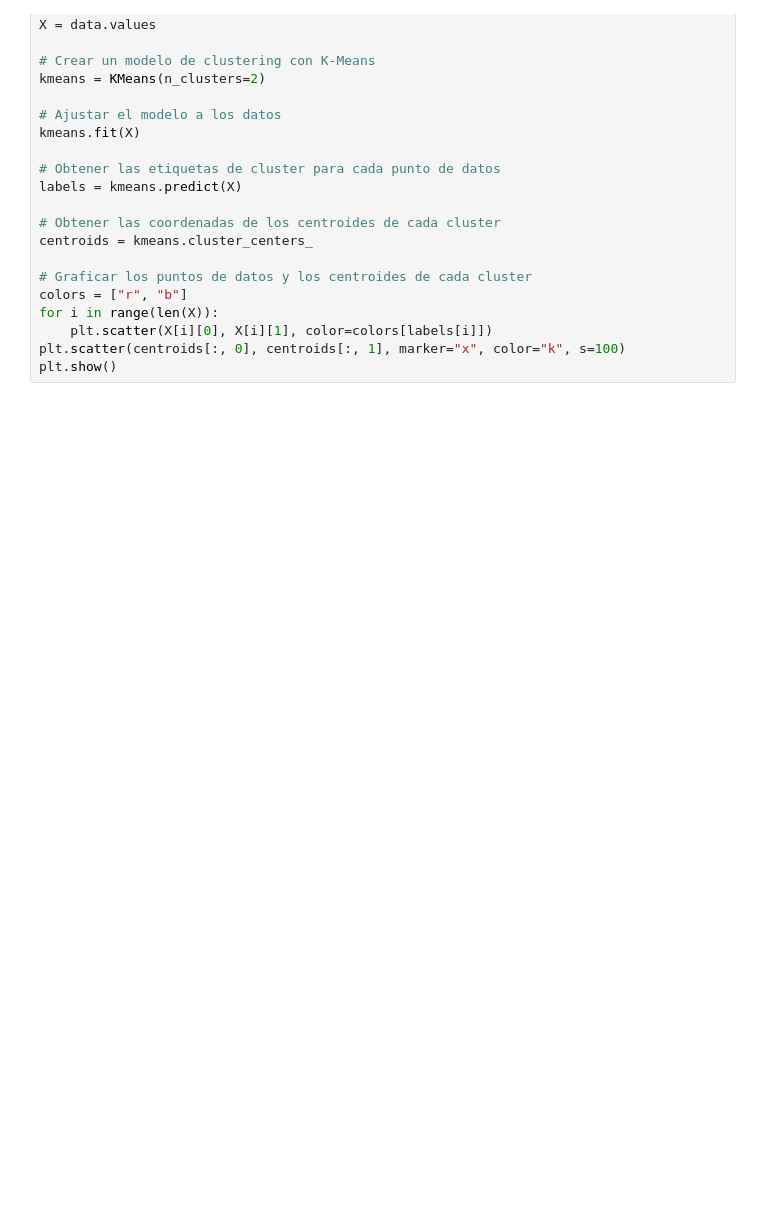
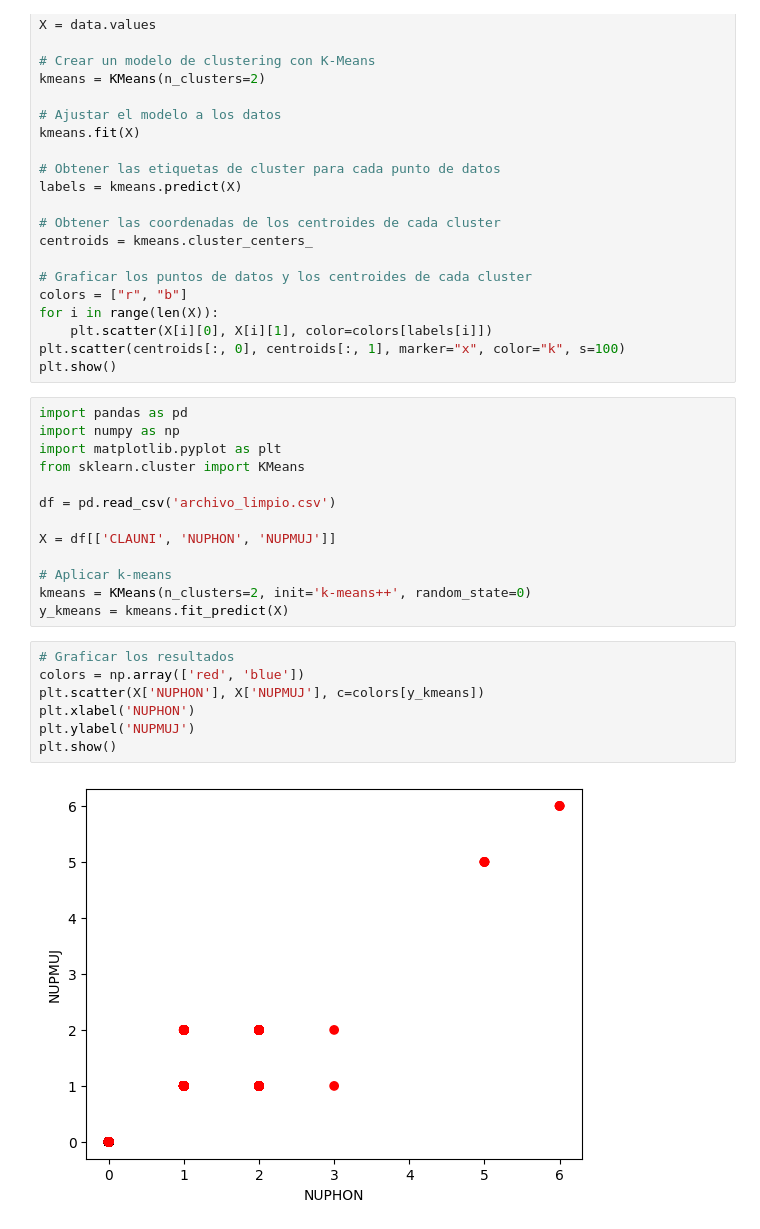
Before and after one commit to rsmith1220/MineriaDeDatos, a Jupyter notebook: agrupamiento_clusters.ipynb, the cells around one changed output. Cells and saved outputs as stored; diff of their text form; blank space fills up the shorter version.

Commit message:
mejora de limpieza de variables y pruebas de clustering

```diff
--- a/agrupamiento_clusters.ipynb
+++ b/agrupamiento_clusters.ipynb
@@ -97,3 +97,25 @@ for i in range(len(X)):
     plt.scatter(X[i][0], X[i][1], color=colors[labels[i]])
 plt.scatter(centroids[:, 0], centroids[:, 1], marker="x", color="k", s=100)
 plt.show()
+# %%
+import pandas as pd
+import numpy as np
+import matplotlib.pyplot as plt
+from sklearn.cluster import KMeans
+
+df = pd.read_csv('archivo_limpio.csv')
+
+X = df[['CLAUNI', 'NUPHON', 'NUPMUJ']]
+
+# Aplicar k-means
+kmeans = KMeans(n_clusters=2, init='k-means++', random_state=0)
+y_kmeans = kmeans.fit_predict(X)
+# %%
+# Graficar los resultados
+colors = np.array(['red', 'blue'])
+plt.scatter(X['NUPHON'], X['NUPMUJ'], c=colors[y_kmeans])
+plt.xlabel('NUPHON')
+plt.ylabel('NUPMUJ')
+plt.show()
+# %% [output]
+[figure, added]
```
Also changed, not shown: 2 other files.
